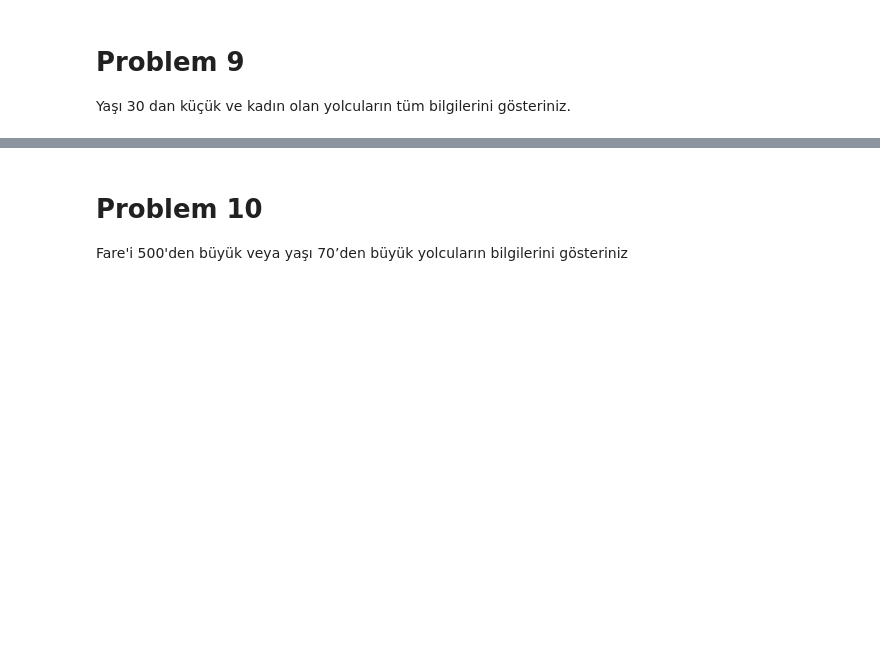
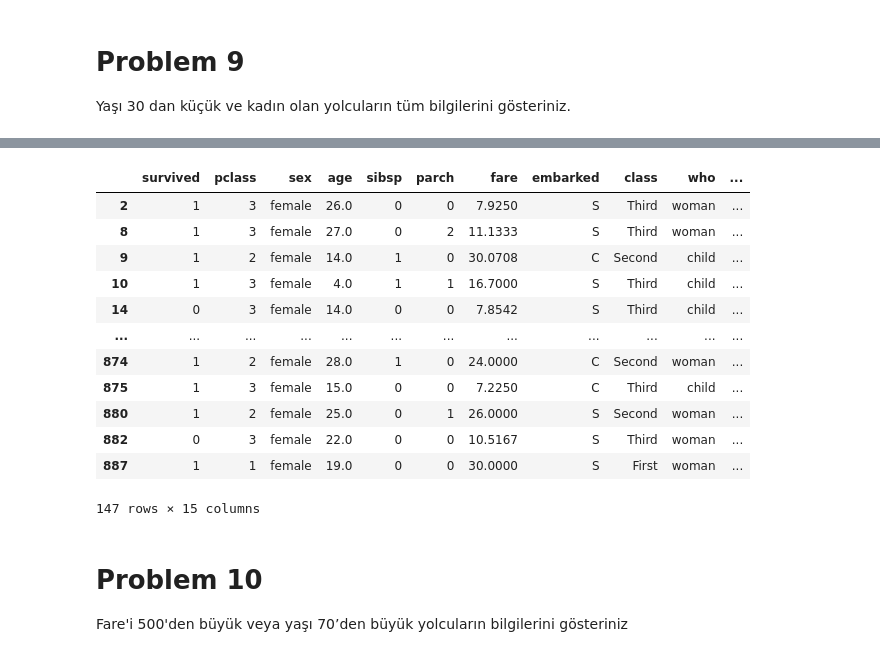
Before and after one commit to Selinengin/YetGenJumpPython, a Jupyter notebook: 11. Hafta/11.Hafta Eğitimi Ek Sorular.ipynb, the cells around one changed output, grey strips where cells are left out. Drawn from its saved outputs; the diff is of its cells as text; code cells hidden in the pictures; blank space fills up the shorter version.

```diff
--- a/11. Hafta/11.Hafta Eğitimi Ek Sorular.ipynb
+++ b/11. Hafta/11.Hafta Eğitimi Ek Sorular.ipynb
@@ -169,3 +185,19 @@ Yaşı 30 dan küçük ve kadın olan yolcuların tüm bilgilerini gösteriniz.
+# %%
+titanic.query("age < 30 and sex == 'female'")
+# %% [output]
+|  | survived | pclass | sex | age | sibsp | parch | fare | embarked | class | who | ... |
+| 2 | 1 | 3 | female | 26.0 | 0 | 0 | 7.9250 | S | Third | woman | ... |
+| 8 | 1 | 3 | female | 27.0 | 0 | 2 | 11.1333 | S | Third | woman | ... |
+| 9 | 1 | 2 | female | 14.0 | 1 | 0 | 30.0708 | C | Second | child | ... |
+| 10 | 1 | 3 | female | 4.0 | 1 | 1 | 16.7000 | S | Third | child | ... |
+| 14 | 0 | 3 | female | 14.0 | 0 | 0 | 7.8542 | S | Third | child | ... |
+| ... | ... | ... | ... | ... | ... | ... | ... | ... | ... | ... | ... |
+| 874 | 1 | 2 | female | 28.0 | 1 | 0 | 24.0000 | C | Second | woman | ... |
+| 875 | 1 | 3 | female | 15.0 | 0 | 0 | 7.2250 | C | Third | child | ... |
+| 880 | 1 | 2 | female | 25.0 | 0 | 1 | 26.0000 | S | Second | woman | ... |
+| 882 | 0 | 3 | female | 22.0 | 0 | 0 | 10.5167 | S | Third | woman | ... |
+| 887 | 1 | 1 | female | 19.0 | 0 | 0 | 30.0000 | S | First | woman | ... |
+147 rows × 15 columns
 # %% [markdown]
 # Problem 10
 Fare'i 500'den büyük veya yaşı 70’den büyük yolcuların bilgilerini gösteriniz
```
Also changed, not shown: parts of 5 cells of this notebook.
